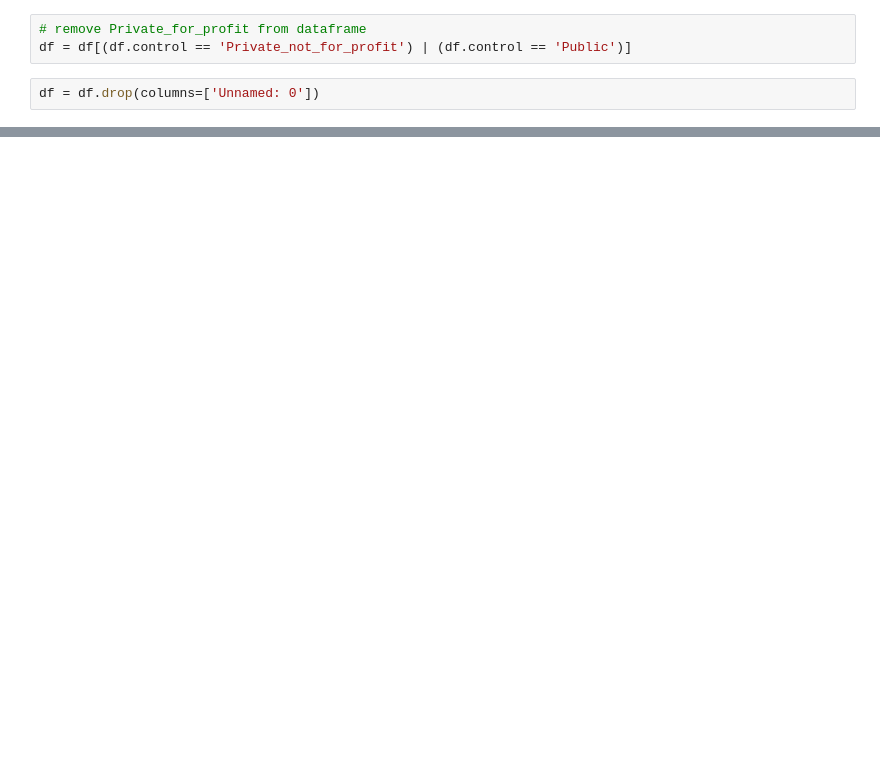
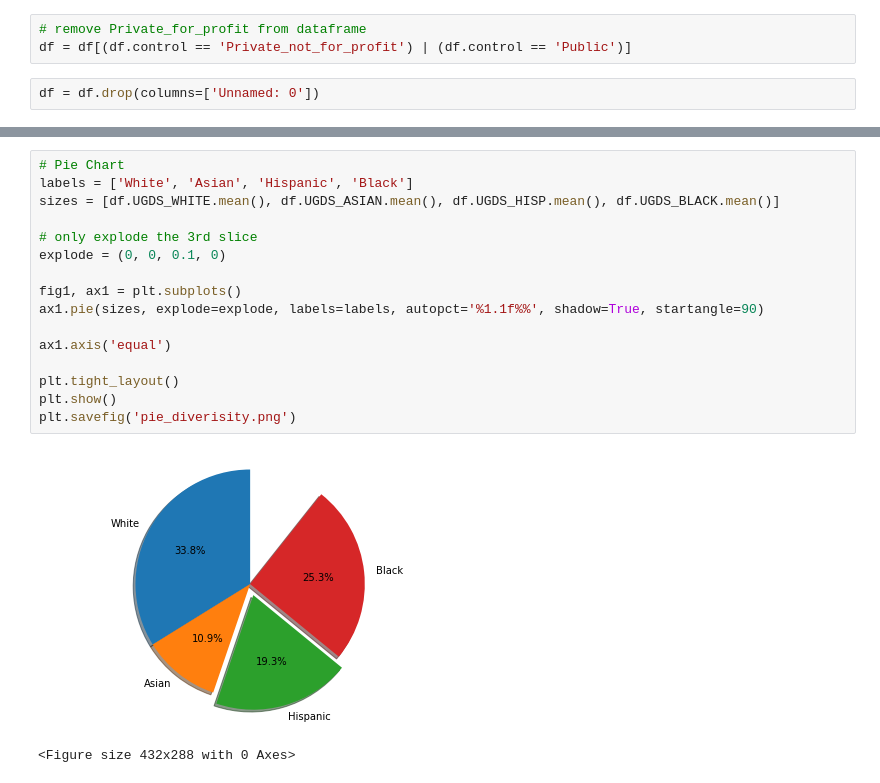
Before and after one commit to RaulCPena/storytelling, a Jupyter notebook: prepare_data.ipynb, the cells around one changed output, grey strips where cells are left out. Saved outputs shown, nothing was run; the diff lists cells and outputs as text; blank space fills up the shorter version.

```diff
--- a/prepare_data.ipynb
+++ b/prepare_data.ipynb
@@ -538,0 +684,19 @@ df.to_csv('initial_colleges_cleaned.csv')
+# %%
+# Pie Chart
+labels = ['White', 'Asian', 'Hispanic', 'Black']
+sizes = [df.UGDS_WHITE.mean(), df.UGDS_ASIAN.mean(), df.UGDS_HISP.mean(), df.UGDS_BLACK.mean()]
+
+# only explode the 3rd slice
+explode = (0, 0, 0.1, 0)
+
+fig1, ax1 = plt.subplots()
+ax1.pie(sizes, explode=explode, labels=labels, autopct='%1.1f%%', shadow=True, startangle=90)
+
+ax1.axis('equal')
+
+plt.tight_layout()
+plt.show()
+plt.savefig('pie_diverisity.png')
+# %% [output]
+[figure, added]
+<Figure size 432x288 with 0 Axes>
```
Also changed, not shown: parts of 32 cells of this notebook.
